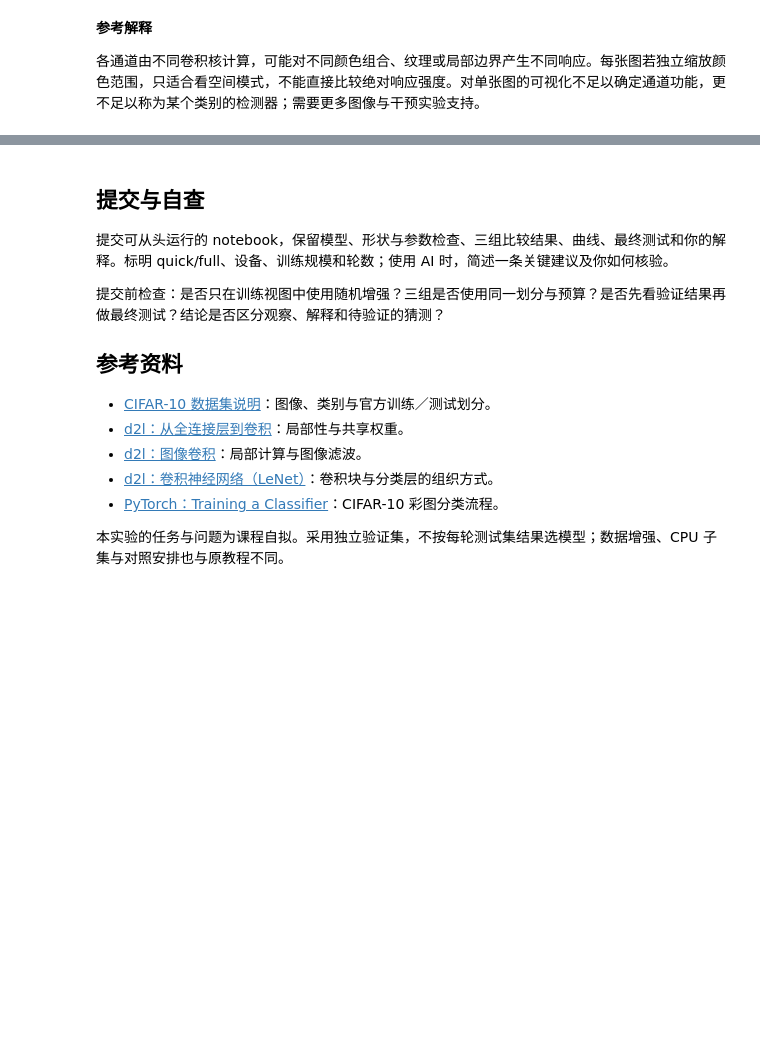
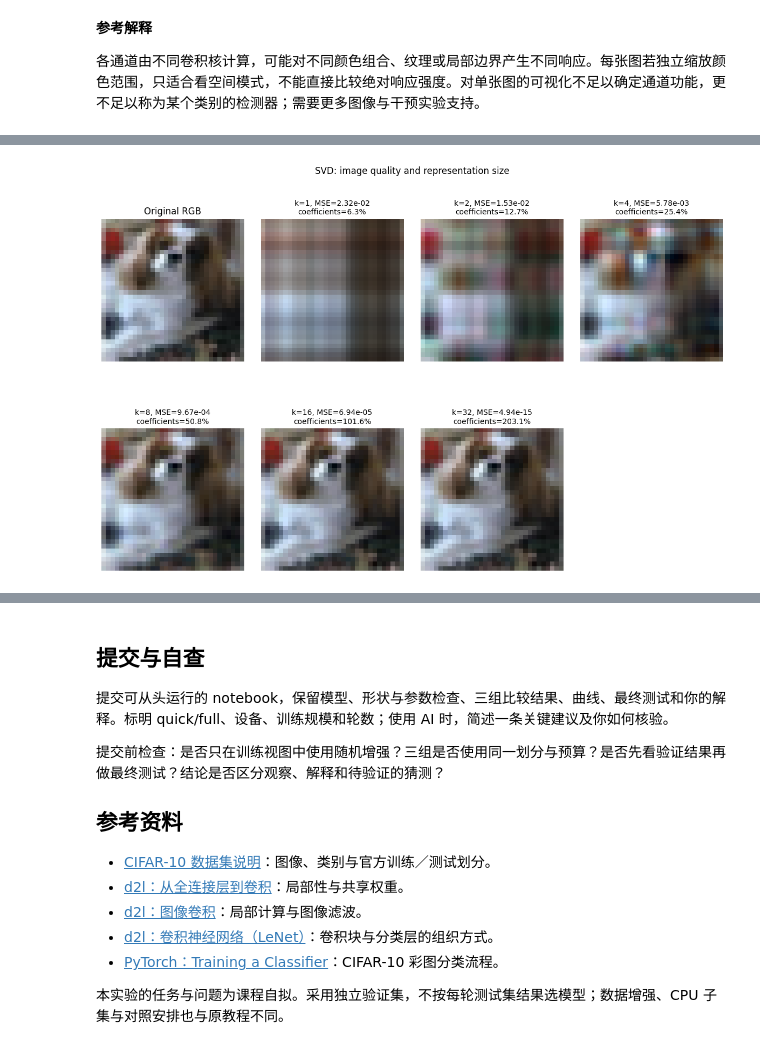
Before and after one commit to LUNARKN1GHT/USTC-AI-Notes, a Jupyter notebook: 实验课/实验六-卷积神经网络与图像分类/实验六_参考答案.ipynb, the cells around one changed output, grey strips where cells are left out. Saved outputs shown, nothing was run; the diff lists cells and outputs as text; code cells hidden in the pictures; blank space fills up the shorter version.

```diff
--- a/实验课/实验六-卷积神经网络与图像分类/实验六_参考答案.ipynb
+++ b/实验课/实验六-卷积神经网络与图像分类/实验六_参考答案.ipynb
@@ -725,0 +752,81 @@ if RUN_FEATURE_MAPS:
+# %%
+import numpy as np
+import matplotlib.pyplot as plt
+from PIL import Image
+
+
+def svd_reconstruct(parts, k):
+    """parts 是三个通道的 (U, s, Vt)；每个通道只保留前 k 项。"""
+    if not 1 <= k <= min(len(s) for _, s, _ in parts):
+        raise ValueError("k 必须在 1 与图像的较短边长度之间")
+    # U 的各列乘以对应奇异值，再做二维矩阵乘法。
+    return np.stack(
+        [np.dot(U[:, :k] * s[:k], Vt[:k, :]) for U, s, Vt in parts], axis=-1
+    )
+
+
+RUN_SVD = True  # 选做时改为 True；本题代码已完整给出。
+SVD_IMAGE_PATH = None  # 例如 "/你的路径/photo.jpg"；None 表示使用训练集图像。
+SVD_IMAGE_INDEX = 7
+
+if RUN_SVD:
+    if SVD_IMAGE_PATH is None:
+        # Q1 的训练评估视图没有随机增强；display_image 还原到 [0,1]、HWC。
+        svd_rgb = np.asarray(display_image(train_eval_set[SVD_IMAGE_INDEX][0]), dtype=np.float32)
+    else:
+        with Image.open(SVD_IMAGE_PATH) as svd_file:
+            svd_photo = svd_file.convert("RGB")
+            svd_photo.thumbnail((256, 256))
+            svd_rgb = np.asarray(svd_photo, dtype=np.float32) / 255.0
+
+    svd_h, svd_w, svd_channels = svd_rgb.shape
+    svd_r = min(svd_h, svd_w)
+    # full_matrices=False：只计算重建所需的较小形状；s 按从大到小排列。
+    svd_parts = [np.linalg.svd(svd_rgb[:, :, c], full_matrices=False) for c in range(3)]
+    svd_ranks = sorted({min(k, svd_r) for k in (1, 2, 4, 8, 16)} | {svd_r})
+    svd_total_energy = sum(float(np.sum(s.astype(np.float64) ** 2)) for _, s, _ in svd_parts)
+    svd_original_values = svd_channels * svd_h * svd_w
+    svd_original_u8_bytes = svd_original_values  # 原图按每个通道数值 uint8、1 字节计。
+    svd_rows, svd_reconstructions = [], []
+
+    print(f"Image: {svd_h} × {svd_w} × 3; raw uint8 bytes: {svd_original_u8_bytes:,}")
+    print(" k     MSE       energy    coefficients/original    factor bytes/raw uint8 bytes")
+    for svd_k in svd_ranks:
+        svd_rec = svd_reconstruct(svd_parts, svd_k)
+        # 在裁剪前计算误差；显示时才裁剪，避免越界颜色影响绘图。
+        svd_mse = float(np.mean((svd_rgb.astype(np.float64) - svd_rec) ** 2))
+        svd_kept = sum(float(np.sum(s[:svd_k].astype(np.float64) ** 2)) for _, s, _ in svd_parts)
+        svd_energy = svd_kept / svd_total_energy if svd_total_energy > 0 else 1.0
+        svd_count = svd_channels * svd_k * (svd_h + svd_w + 1)
+        # 假设只保存截取后的因子；不包含文件头、形状记录等额外开销。
+        svd_factor_bytes = sum(
+            U[:, :svd_k].nbytes + s[:svd_k].nbytes + Vt[:svd_k, :].nbytes
+            for U, s, Vt in svd_parts
+        )
+        svd_rows.append({"k": svd_k, "mse": svd_mse, "energy": svd_energy,
+                         "coefficient_ratio": svd_count / svd_original_values,
+                         "byte_ratio": svd_factor_bytes / svd_original_u8_bytes})
+        svd_reconstructions.append(svd_rec)
+        print(f"{svd_k:2d}  {svd_mse:9.3e}  {svd_energy:8.2%}"
+              f"          {svd_count / svd_original_values:8.2%}"
+              f"                     {svd_factor_bytes / svd_original_u8_bytes:6.2f}x")
+
+    svd_fig, svd_axes = plt.subplots(2, 4, figsize=(12, 8))
+    svd_axes.flat[0].imshow(svd_rgb)
+    svd_axes.flat[0].set_title("Original RGB")
+    for svd_ax, svd_row, svd_rec in zip(svd_axes.flat[1:], svd_rows, svd_reconstructions):
+        svd_ax.imshow(np.clip(svd_rec, 0, 1))
+        svd_ax.set_title(f"k={svd_row['k']}, MSE={svd_row['mse']:.2e}\n"
+                         f"coefficients={svd_row['coefficient_ratio']:.1%}", fontsize=10)
+    for svd_i, svd_ax in enumerate(svd_axes.flat):
+        svd_ax.axis("off")
+        if svd_i > len(svd_rows):
+            svd_ax.set_visible(False)
+    svd_fig.suptitle("SVD: image quality and representation size")
+    svd_fig.subplots_adjust(left=0.02, right=0.98, bottom=0.04, top=0.86,
+                            hspace=0.45, wspace=0.12)
+    plt.show()
+
+    np.testing.assert_allclose(svd_reconstruct(svd_parts, svd_r), svd_rgb, atol=1e-5)
+    print("Full-rank reconstruction check passed (allowing floating-point error).")
+# %% [output]
@@ -725,0 +841 @@ if RUN_FEATURE_MAPS:
+[figure, added]
```
Also changed, not shown: parts of 4 cells of this notebook, 40 other files.
